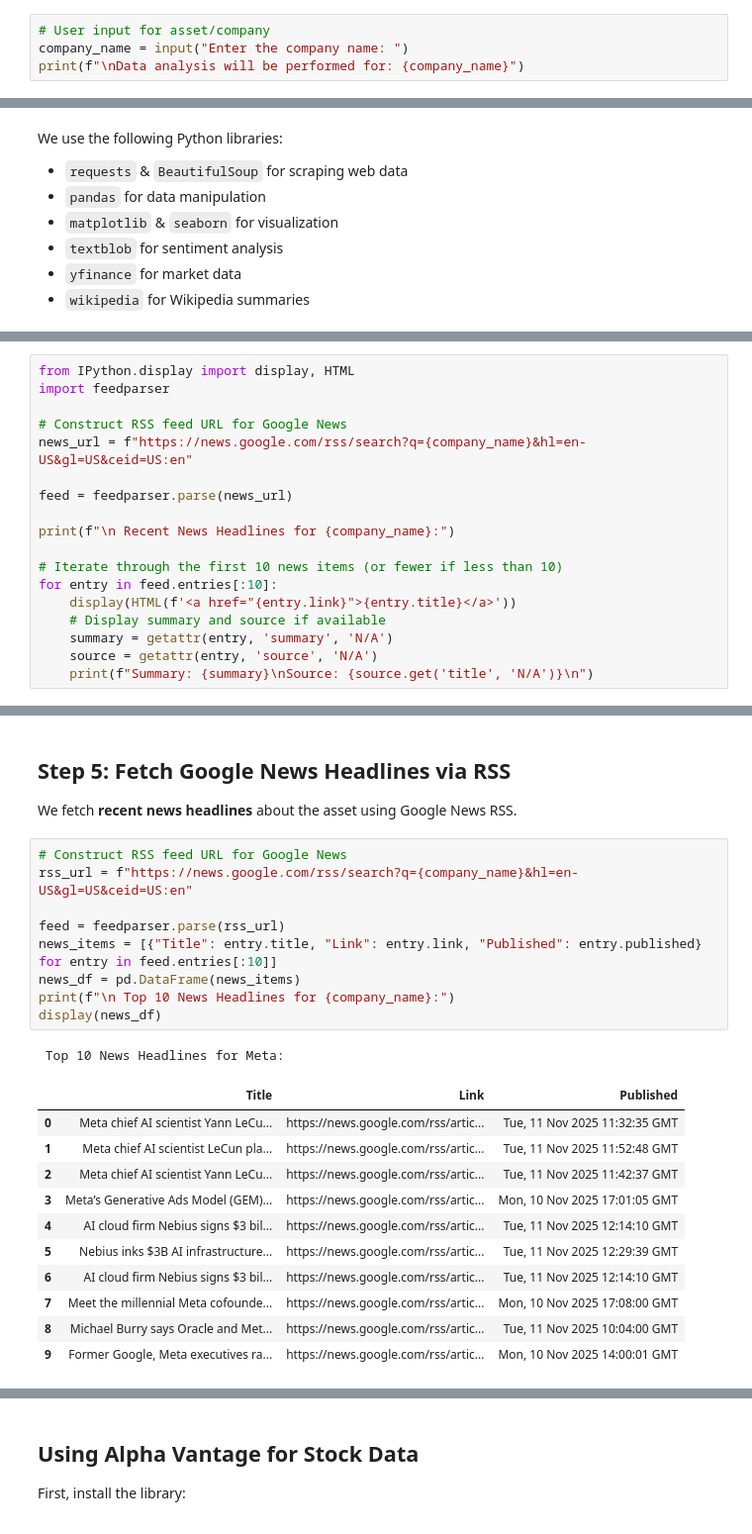
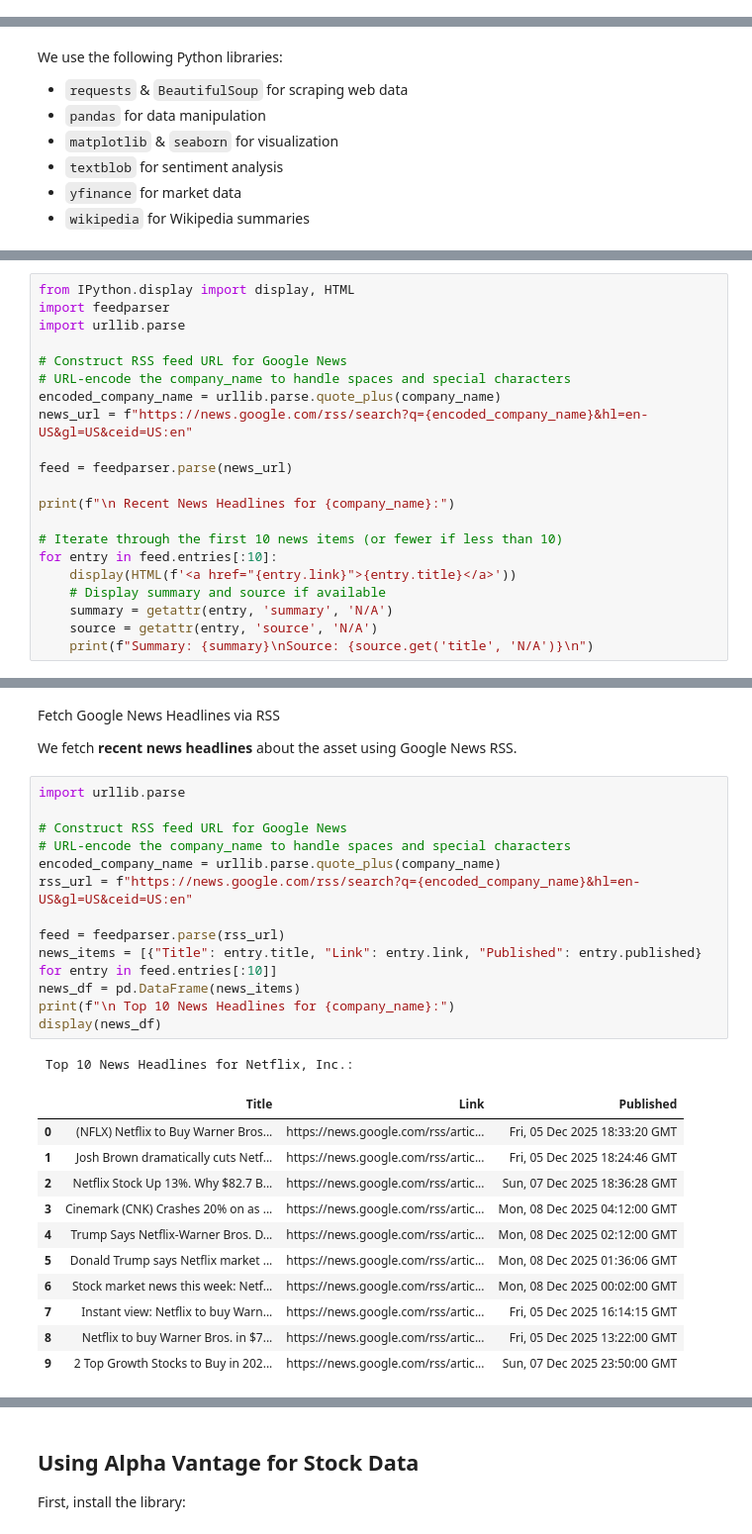
Before and after one commit to gopichandchalla16/infosys-internship-real-time-industry-insight-system, a Jupyter notebook: Infosys_Project.ipynb, the cells around one changed output, grey strips where cells are left out. Shown at 99% size. Drawn from its saved outputs; the diff is of its cells as text.

```diff
--- a/Infosys_Project.ipynb
+++ b/Infosys_Project.ipynb
@@ -13,4 +2,0 @@ We allow users to enter a **company or asset name** to fetch relevant data dynam
-# %%
-# User input for asset/company
-company_name = input("Enter the company name: ")
-print(f"\nData analysis will be performed for: {company_name}")
@@ -111,9 +261,12 @@ except Exception as e:
 # %%
 from IPython.display import display, HTML
 import feedparser
+import urllib.parse
 
 # Construct RSS feed URL for Google News
-news_url = f"https://news.google.com/rss/search?q={company_name}&hl=en-US&gl=US&ceid=US:en"
+# URL-encode the company_name to handle spaces and special characters
+encoded_company_name = urllib.parse.quote_plus(company_name)
+news_url = f"https://news.google.com/rss/search?q={encoded_company_name}&hl=en-US&gl=US&ceid=US:en"
 
 feed = feedparser.parse(news_url)
 
@@ -147,27 +300,32 @@ Nebius inks $3B AI infrastructure deal with Meta; Q3 revenue misses estimates -
 ... (9 outputs left out)
 # %% [markdown]
-## Step 5: Fetch Google News Headlines via RSS
+Fetch Google News Headlines via RSS
+
 We fetch **recent news headlines** about the asset using Google News RSS.
 # %%
+import urllib.parse
+
 # Construct RSS feed URL for Google News
-rss_url = f"https://news.google.com/rss/search?q={company_name}&hl=en-US&gl=US&ceid=US:en"
+# URL-encode the company_name to handle spaces and special characters
+encoded_company_name = urllib.parse.quote_plus(company_name)
+rss_url = f"https://news.google.com/rss/search?q={encoded_company_name}&hl=en-US&gl=US&ceid=US:en"
 
 feed = feedparser.parse(rss_url)
 news_items = [{"Title": entry.title, "Link": entry.link, "Published": entry.published} for entry in feed.entries[:10]]
 news_df = pd.DataFrame(news_items)
 print(f"\n Top 10 News Headlines for {company_name}:")
 display(news_df)
 # %% [output]
- Top 10 News Headlines for Meta:
+ Top 10 News Headlines for Netflix, Inc.:
 |  | Title | Link | Published |
-| 0 | Meta chief AI scientist Yann LeCu... | https://news.google.com/rss/artic... | Tue, 11 Nov 2025 11:32:35 GMT |
-| 1 | Meta chief AI scientist LeCun pla... | https://news.google.com/rss/artic... | Tue, 11 Nov 2025 11:52:48 GMT |
-| 2 | Meta chief AI scientist Yann LeCu... | https://news.google.com/rss/artic... | Tue, 11 Nov 2025 11:42:37 GMT |
-| 3 | Meta’s Generative Ads Model (GEM)... | https://news.google.com/rss/artic... | Mon, 10 Nov 2025 17:01:05 GMT |
-| 4 | AI cloud firm Nebius signs $3 bil... | https://news.google.com/rss/artic... | Tue, 11 Nov 2025 12:14:10 GMT |
-| 5 | Nebius inks $3B AI infrastructure... | https://news.google.com/rss/artic... | Tue, 11 Nov 2025 12:29:39 GMT |
-| 6 | AI cloud firm Nebius signs $3 bil... | https://news.google.com/rss/artic... | Tue, 11 Nov 2025 12:14:10 GMT |
-| 7 | Meet the millennial Meta cofounde... | https://news.google.com/rss/artic... | Mon, 10 Nov 2025 17:08:00 GMT |
-| 8 | Michael Burry says Oracle and Met... | https://news.google.com/rss/artic... | Tue, 11 Nov 2025 10:04:00 GMT |
-| 9 | Former Google, Meta executives ra... | https://news.google.com/rss/artic... | Mon, 10 Nov 2025 14:00:01 GMT |
+| 0 | (NFLX) Netflix to Buy Warner Bros... | https://news.google.com/rss/artic... | Fri, 05 Dec 2025 18:33:20 GMT |
+| 1 | Josh Brown dramatically cuts Netf... | https://news.google.com/rss/artic... | Fri, 05 Dec 2025 18:24:46 GMT |
+| 2 | Netflix Stock Up 13%. Why $82.7 B... | https://news.google.com/rss/artic... | Sun, 07 Dec 2025 18:36:28 GMT |
+| 3 | Cinemark (CNK) Crashes 20% on as ... | https://news.google.com/rss/artic... | Mon, 08 Dec 2025 04:12:00 GMT |
+| 4 | Trump Says Netflix-Warner Bros. D... | https://news.google.com/rss/artic... | Mon, 08 Dec 2025 02:12:00 GMT |
+| 5 | Donald Trump says Netflix market ... | https://news.google.com/rss/artic... | Mon, 08 Dec 2025 01:36:06 GMT |
+| 6 | Stock market news this week: Netf... | https://news.google.com/rss/artic... | Mon, 08 Dec 2025 00:02:00 GMT |
+| 7 | Instant view: Netflix to buy Warn... | https://news.google.com/rss/artic... | Fri, 05 Dec 2025 16:14:15 GMT |
+| 8 | Netflix to buy Warner Bros. in $7... | https://news.google.com/rss/artic... | Fri, 05 Dec 2025 13:22:00 GMT |
+| 9 | 2 Top Growth Stocks to Buy in 202... | https://news.google.com/rss/artic... | Sun, 07 Dec 2025 23:50:00 GMT |
 # %% [markdown]
```
Also changed, not shown: parts of 54 cells of this notebook.
